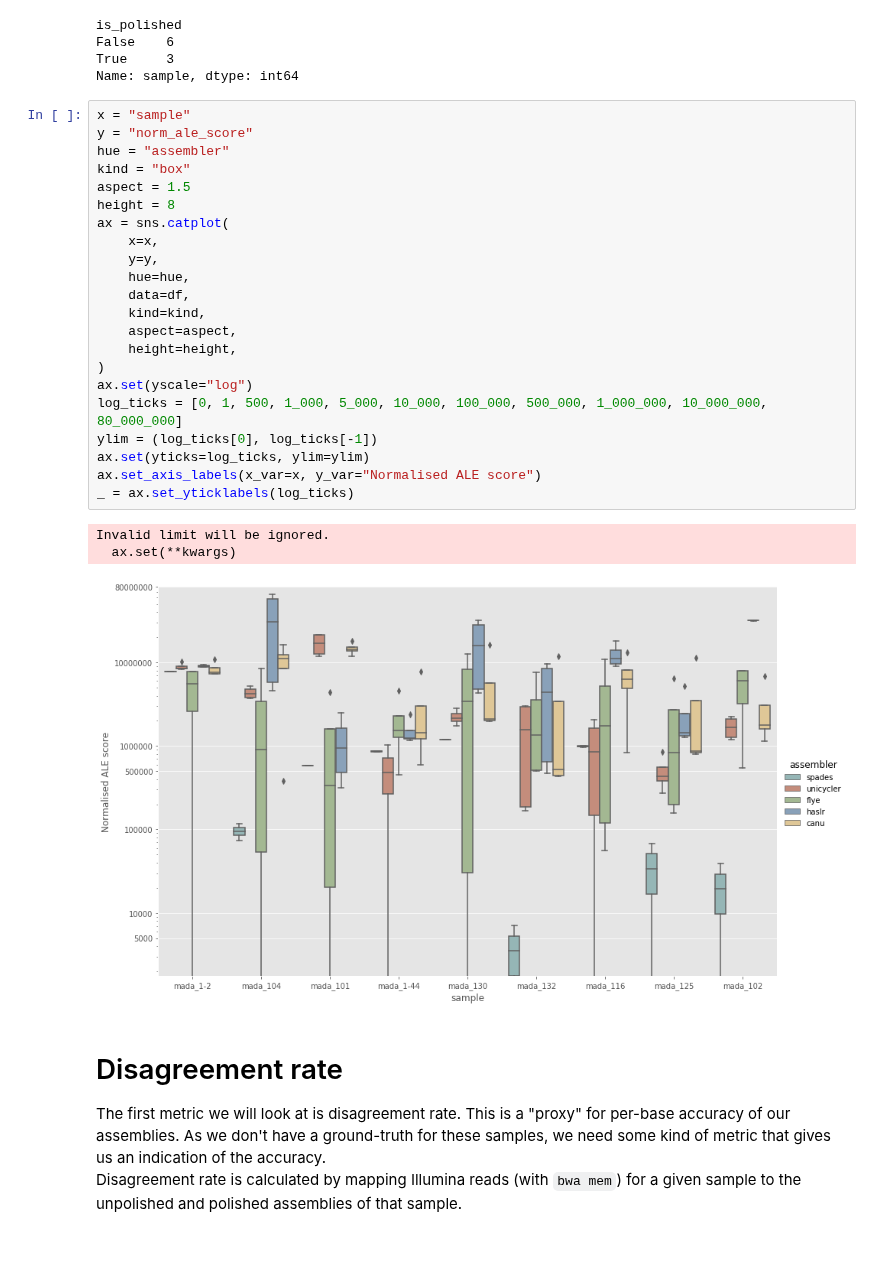
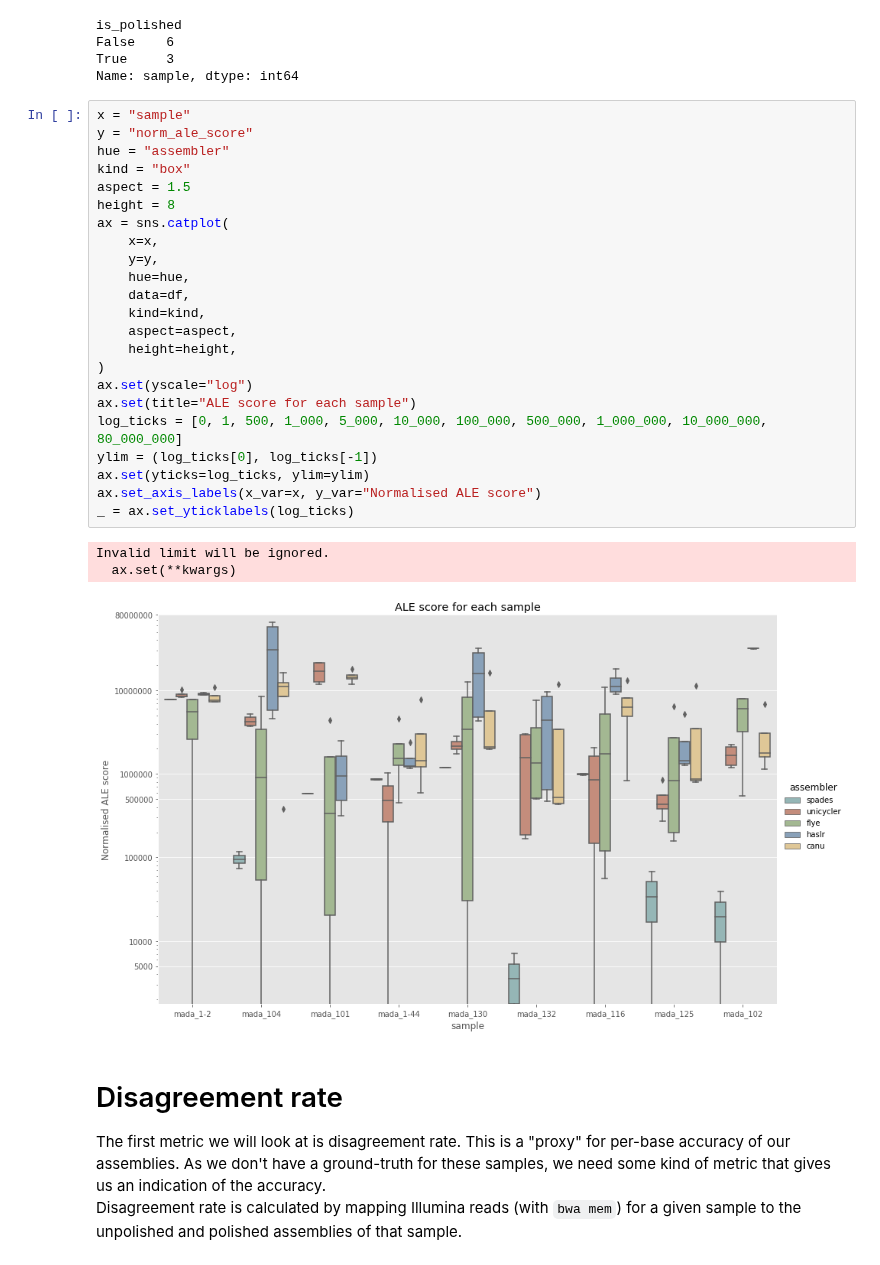
Before and after one commit to mbhall88/head_to_head_pipeline, a Jupyter notebook: analysis/assembly/assessment/report.ipynb, the cells around one changed output. Cells and saved outputs as stored; diff of their text form.

Commit message:
update report plots

```diff
--- a/analysis/assembly/assessment/report.ipynb
+++ b/analysis/assembly/assessment/report.ipynb
@@ -212,29 +212,30 @@ Name: sample, dtype: int64
 # %%
 x = "sample"
 y = "norm_ale_score"
 hue = "assembler"
 kind = "box"
 aspect = 1.5
 height = 8
 ax = sns.catplot(
     x=x,
     y=y,
     hue=hue,
     data=df,
     kind=kind,
     aspect=aspect,
     height=height,
 )
 ax.set(yscale="log")
+ax.set(title="ALE score for each sample")
 log_ticks = [0, 1, 500, 1_000, 5_000, 10_000, 100_000, 500_000, 1_000_000, 10_000_000, 80_000_000]
 ylim = (log_ticks[0], log_ticks[-1])
 ax.set(yticks=log_ticks, ylim=ylim)
 ax.set_axis_labels(x_var=x, y_var="Normalised ALE score")
 _ = ax.set_yticklabels(log_ticks)
 # %% [output]
 Invalid limit will be ignored.
   ax.set(**kwargs)
-[figure, old version]
+[figure, new version]
 # %% [markdown]
 # Disagreement rate
 The first metric we will look at is disagreement rate. This is a "proxy" for per-base accuracy of our assemblies. As we don't have a ground-truth for these samples, we need some kind of metric that gives us an indication of the accuracy.
```
Also changed, not shown: parts of 12 cells of this notebook.
